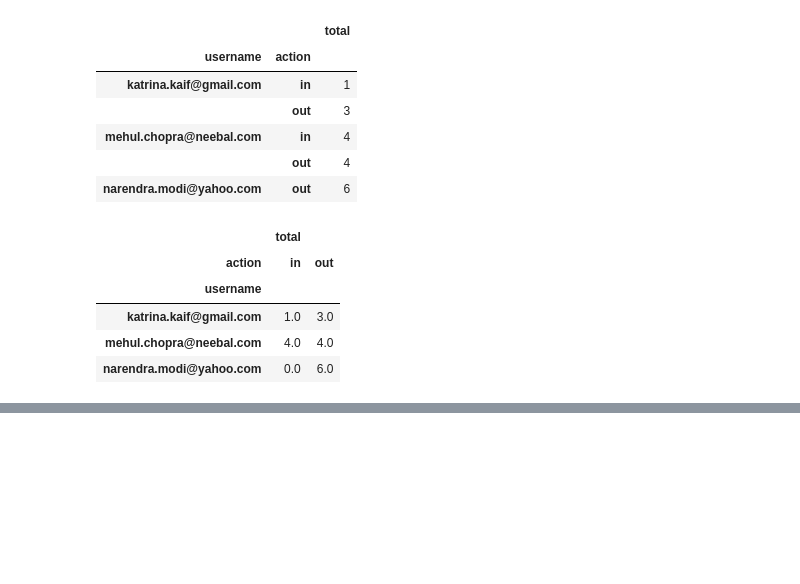
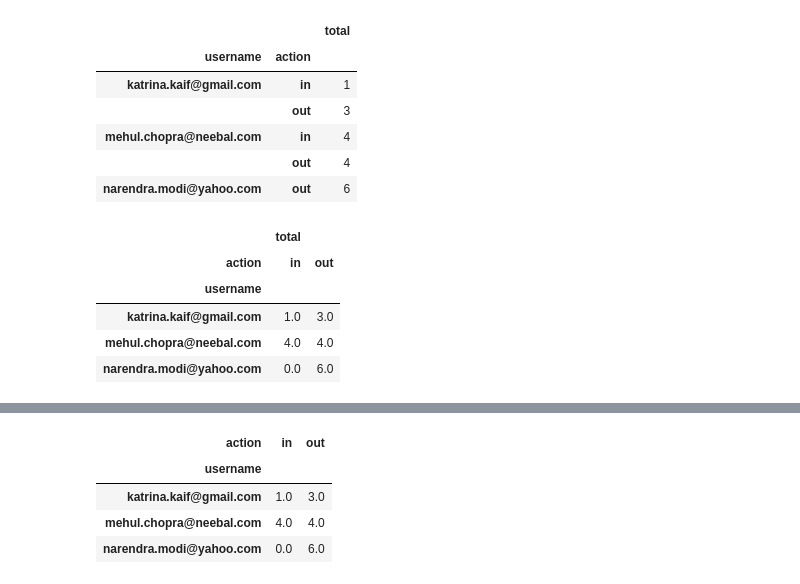
Before and after one commit to mehulchopradev/keyur-data-analytics, a Jupyter notebook: social_logs_analysis.ipynb, the cells around one changed output, grey strips where cells are left out. Cells and saved outputs as stored; diff of their text form; code cells hidden in the pictures; blank space fills up the shorter version.

```diff
--- a/social_logs_analysis.ipynb
+++ b/social_logs_analysis.ipynb
@@ -218,0 +241,10 @@ plt.savefig('/home/mehul/Documents/in-out-frequency.jpg', format='jpg')
+# %%
+d9 = d1.pivot_table('total', aggfunc='sum', index='username', columns=['action'])
+d10 = d9.fillna(0)
+d10
+# %% [output]
+| action | in | out |
+| username |  |  |
+| katrina.kaif@gmail.com | 1.0 | 3.0 |
+| mehul.chopra@neebal.com | 4.0 | 4.0 |
+| narendra.modi@yahoo.com | 0.0 | 6.0 |
```
Also changed, not shown: parts of 2 cells of this notebook, 2 other files.
